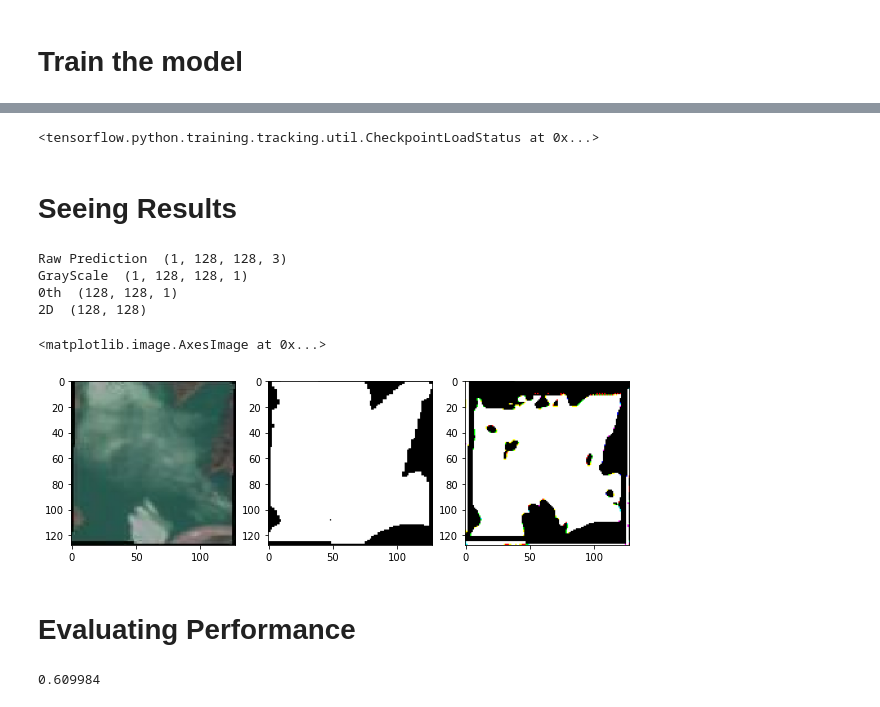
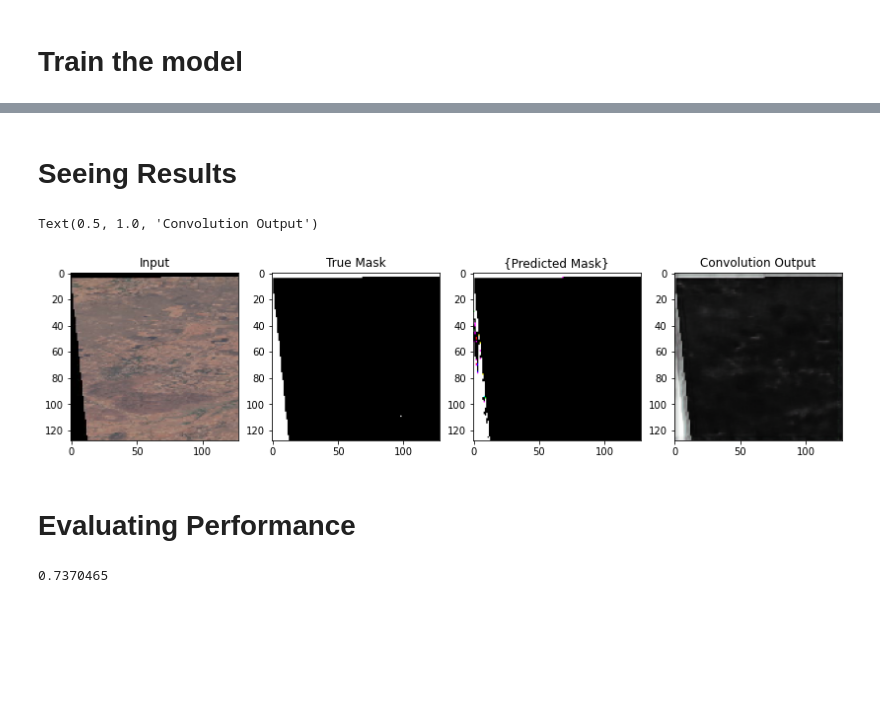
Before and after one commit to Aadit3003/u-nets-implementation, a Jupyter notebook: Kaggle version.ipynb, the cells around one changed output, grey strips where cells are left out. Saved outputs shown, nothing was run; the diff lists cells and outputs as text; code cells hidden in the pictures; blank space fills up the shorter version.

```diff
--- a/Kaggle version.ipynb
+++ b/Kaggle version.ipynb
@@ -142,7 +162,7 @@ model.compile(optimizer = 'adam',
 # %% [markdown]
 # Train the model
 # %%
-epochs = 5
+epochs = 30
 # %%
 checkpoint_path = "C:/Users/aadit/Google Drive (f20190077@pilani.bits-pilani.ac.in)/Personal Projects/U Nets/Trained Models/cp.ckpt"
 checkpoint_dir = os.path.dirname(checkpoint_path)
@@ -150,5 +170,9 @@ checkpoint_dir = os.path.dirname(checkpoint_path)
 cp_callback = tf.keras.callbacks.ModelCheckpoint(filepath=checkpoint_path,
                                                  save_weights_only=True,
                                                  verbose=1)
+
+early_stopping = tf.keras.callbacks.EarlyStopping(monitor='val_loss', patience=5)
+
+lr_reduce = tf.keras.callbacks.ReduceLROnPlateau(monitor='val_loss', factor=0.3, patience=3, verbose=1)
 # %%
-model.fit(train_dataset, validation_data=validation_dataset, epochs=epochs, callbacks=[cp_callback])
+model.fit(train_dataset, validation_data=validation_dataset, epochs=epochs, callbacks=[cp_callback, early_stopping, lr_reduce])
@@ -159,43 +203,42 @@ os.listdir(checkpoint_dir)
 # %%
-model.load_weights(checkpoint_path)
+# model.load_weights(checkpoint_path)
-# %% [output]
-<tensorflow.python.training.tracking.util.CheckpointLoadStatus at 0x...>
 # %% [markdown]
 # Seeing Results
 # %%
 n = 1
 examples = test_dataset.take(n)
-i, m, p = None, None, None
+i, m, p, pred = None, None, None, None
 
 threshold = 0.5
 
 for (image, mask) in examples:
     i = image
     m = mask
     p_raw = model.predict(image)
     p = p_raw[0]
-    p = tf.where(p>threshold, 255, 0)
-    print("Raw Prediction ",p_raw.shape)
-    p_gray = tf.image.rgb_to_grayscale(p_raw)
-    print("GrayScale ",p_gray.shape)
-    p_zero = p_gray[0]
-    print("0th ",p_zero.shape)
-    p_2D = tf.reshape(p_zero, [p_zero.shape[0], p_zero.shape[1]])
-    print("2D ",p_2D.shape)
+    pred = tf.where(p>threshold, 255, 0)
+#     print("Raw Prediction ",p_raw.shape)
+#     p_gray = tf.image.rgb_to_grayscale(p_raw)
+#     print("GrayScale ",p_gray.shape)
+#     p_zero = p_gray[0]
+#     print("0th ",p_zero.shape)
+#     p_2D = tf.reshape(p_zero, [p_zero.shape[0], p_zero.shape[1]])
+#     print("2D ",p_2D.shape)
 
 
 
-fig, axs = plt.subplots(1, 3, figsize = (10, 5*n))
+fig, axs = plt.subplots(1, 4, figsize = (14, 7*n))
 axs[0].imshow(i[0])
+axs[0].set_title("Input")
 axs[1].imshow(m[0])
-axs[2].imshow(p)
+axs[1].set_title("True Mask")
+axs[2].imshow(pred)
+axs[2].set_title("Predicted Mask")
+axs[3].imshow(p)
+axs[3].set_title("Convolution Output")
 # %% [output]
-Raw Prediction  (1, 128, 128, 3)
-GrayScale  (1, 128, 128, 1)
-0th  (128, 128, 1)
-2D  (128, 128)
+Text(0.5, 1.0, 'Convolution Output')
-<matplotlib.image.AxesImage at 0x...>
-[figure, old version]
+[figure, new version]
 # %% [markdown]
 # Evaluating Performance
 # %%
@@ -207,4 +250,4 @@ for ele in test_dataset.take(test_set_size):
     meanIoU.update_state(y_true[0], prediction)
 print(meanIoU.result().numpy())
 # %% [output]
-0.609984
+0.7370465
```
Also changed, not shown: parts of 4 cells of this notebook, 1 other file.
